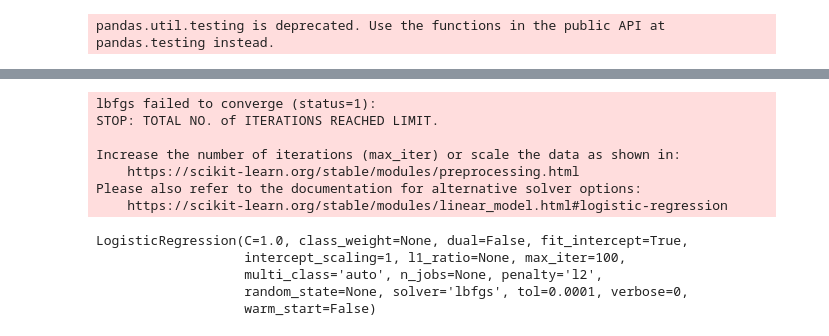
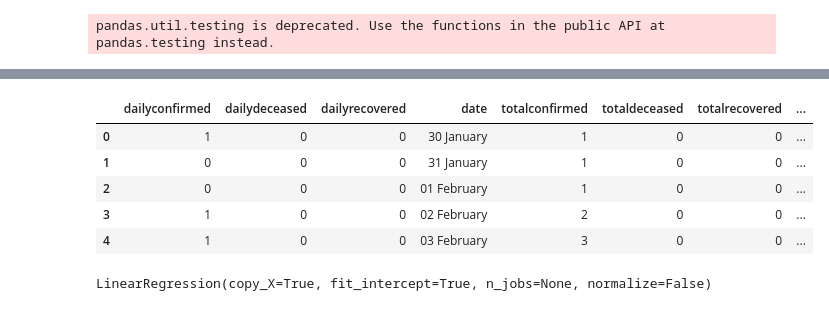
Before and after one commit to phanikiran99/kaggle, a Jupyter notebook: Covid19India_Predicting_Future.ipynb, the cells around one changed output, grey strips where cells are left out. Drawn from its saved outputs; the diff is of its cells as text; code cells hidden in the pictures.

```diff
--- a/Covid19India_Predicting_Future.ipynb
+++ b/Covid19India_Predicting_Future.ipynb
@@ -39,2 +44,14 @@ fig.show()
+# %%
+caseTimeSeries['day'] = caseTimeSeries['date'].apply(lambda x: parse(x).date().day)
+caseTimeSeries['month'] = caseTimeSeries['date'].apply(lambda x: parse(x).date().month)
+# %%
+caseTimeSeries.head()
+# %% [output]
+|  | dailyconfirmed | dailydeceased | dailyrecovered | date | totalconfirmed | totaldeceased | totalrecovered | ... |
+| 0 | 1 | 0 | 0 | 30 January | 1 | 0 | 0 | ... |
+| 1 | 0 | 0 | 0 | 31 January | 1 | 0 | 0 | ... |
+| 2 | 0 | 0 | 0 | 01 February | 1 | 0 | 0 | ... |
+| 3 | 1 | 0 | 0 | 02 February | 2 | 0 | 0 | ... |
+| 4 | 1 | 0 | 0 | 03 February | 3 | 0 | 0 | ... |
 # %%
 y  = caseTimeSeries['dailyconfirmed']
@@ -44,16 +61,5 @@ from sklearn.linear_model import LogisticRegression
 # %%
-log_model = LogisticRegression()
+log_model = LinearRegression()
 log_model.fit(X, y)
 # %% [output]
-lbfgs failed to converge (status=1):
-STOP: TOTAL NO. of ITERATIONS REACHED LIMIT.
-
-Increase the number of iterations (max_iter) or scale the data as shown in:
-    https://scikit-learn.org/stable/modules/preprocessing.html
-Please also refer to the documentation for alternative solver options:
-    https://scikit-learn.org/stable/modules/linear_model.html#logistic-regression
+LinearRegression(copy_X=True, fit_intercept=True, n_jobs=None, normalize=False)
-LogisticRegression(C=1.0, class_weight=None, dual=False, fit_intercept=True,
-                   intercept_scaling=1, l1_ratio=None, max_iter=100,
-                   multi_class='auto', n_jobs=None, penalty='l2',
-                   random_state=None, solver='lbfgs', tol=0.0001, verbose=0,
-                   warm_start=False)
```
Also changed, not shown: parts of 11 cells of this notebook.
